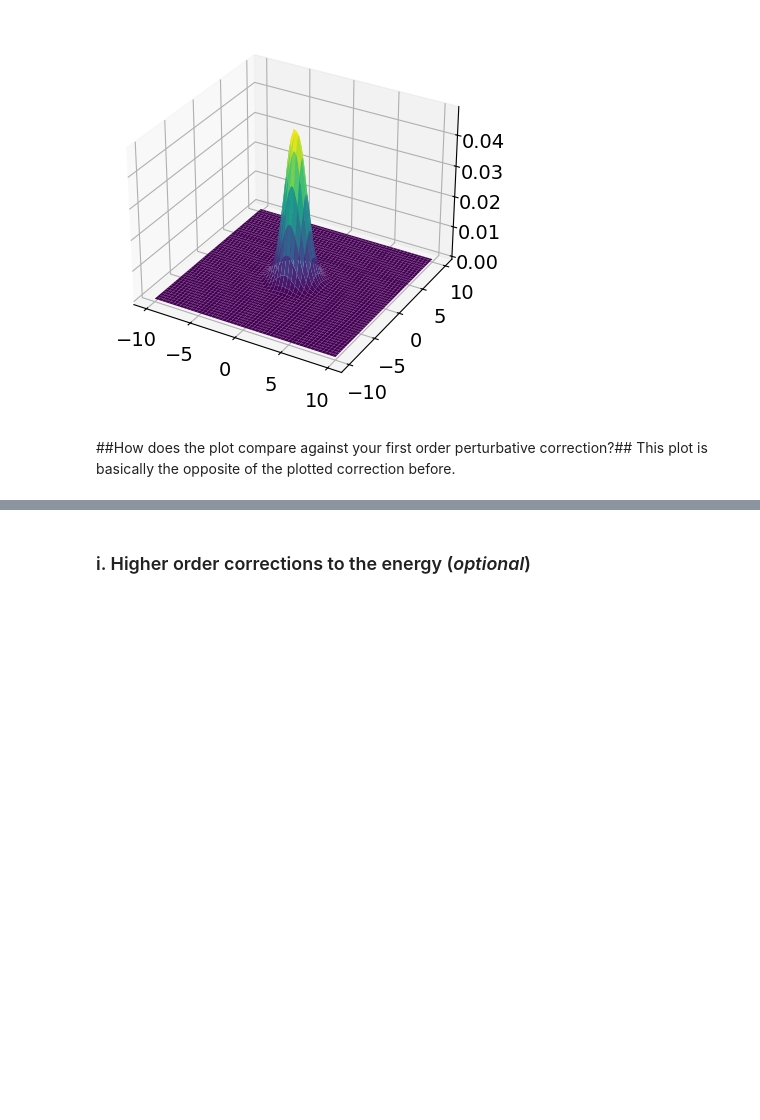
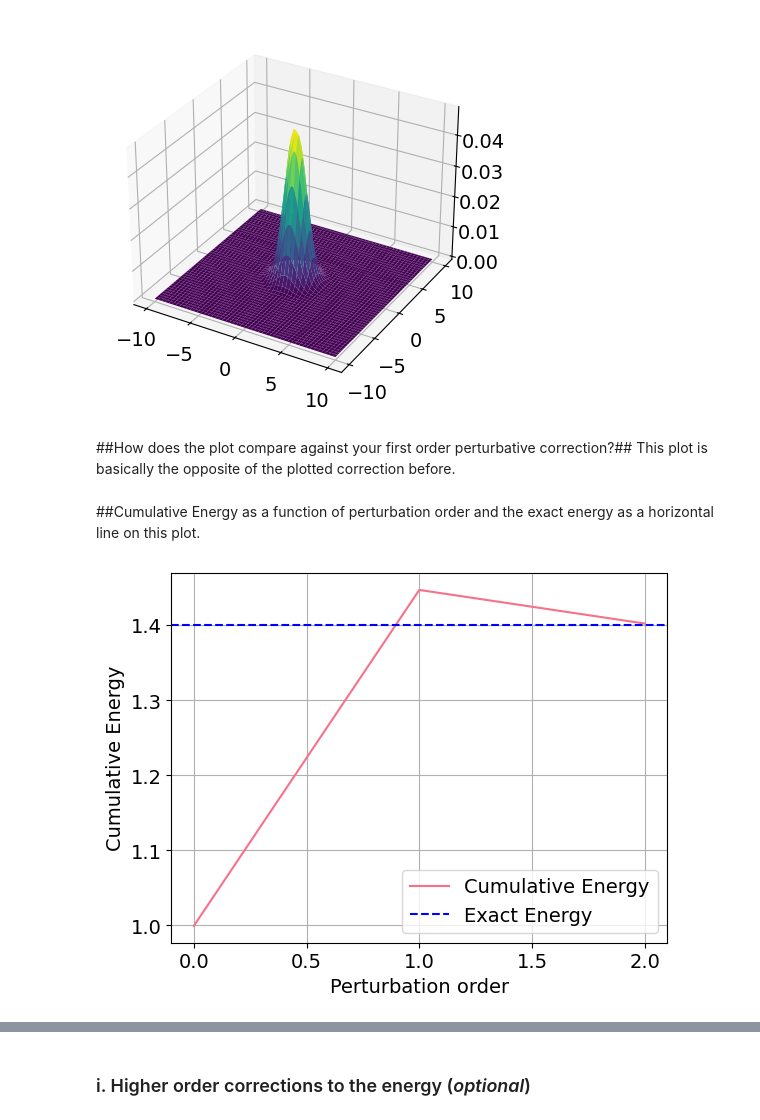
Before and after one commit to mvela31/PHYS487hws, a Jupyter notebook: quantum_mechanics/PerturbationTheory.ipynb, the cells around one changed output, grey strips where cells are left out. Drawn from its saved outputs; the diff is of its cells as text; code cells hidden in the pictures; blank space fills up the shorter version.

```diff
--- a/quantum_mechanics/PerturbationTheory.ipynb
+++ b/quantum_mechanics/PerturbationTheory.ipynb
@@ -592,0 +590,33 @@ This plot is basically the opposite of the plotted correction before.
+# %% [markdown]
+##Cumulative Energy as a function of perturbation order and the exact energy as a horizontal line on this plot.
+# %%
+### Plot a
+
+def calc_Ecum(Es):
+  E_cum = []
+  sum_e = 0
+  for E in Es:
+    sum_e += E
+    E_cum.append(sum_e)
+
+  return E_cum
+
+def plotCumEnergy(Es, exact_energy):
+
+  E_cum = calc_Ecum(Es)
+  plt.plot(np.arange(len(Es)), E_cum, label="Cumulative Energy")
+  plt.axhline(exact_energy, label="Exact Energy", color="blue", linestyle="--")
+  plt.legend()
+  plt.xlabel("Perturbation order")
+  plt.ylabel("Cumulative Energy")
+  plt.grid(True)
+
+plt.figure()
+E0 = H.get_eigenvalue(0)
+E1 = FirstOrderEnergy(H)
+E2 = SecondOrderEnergy_way1(H)
+Exact_Energy = e[0]
+Es_ = [E0, E1, E2]
+plotCumEnergy(Es_, Exact_Energy)
+# %% [output]
+[figure, added]
```
Also changed, not shown: parts of 10 cells of this notebook.
